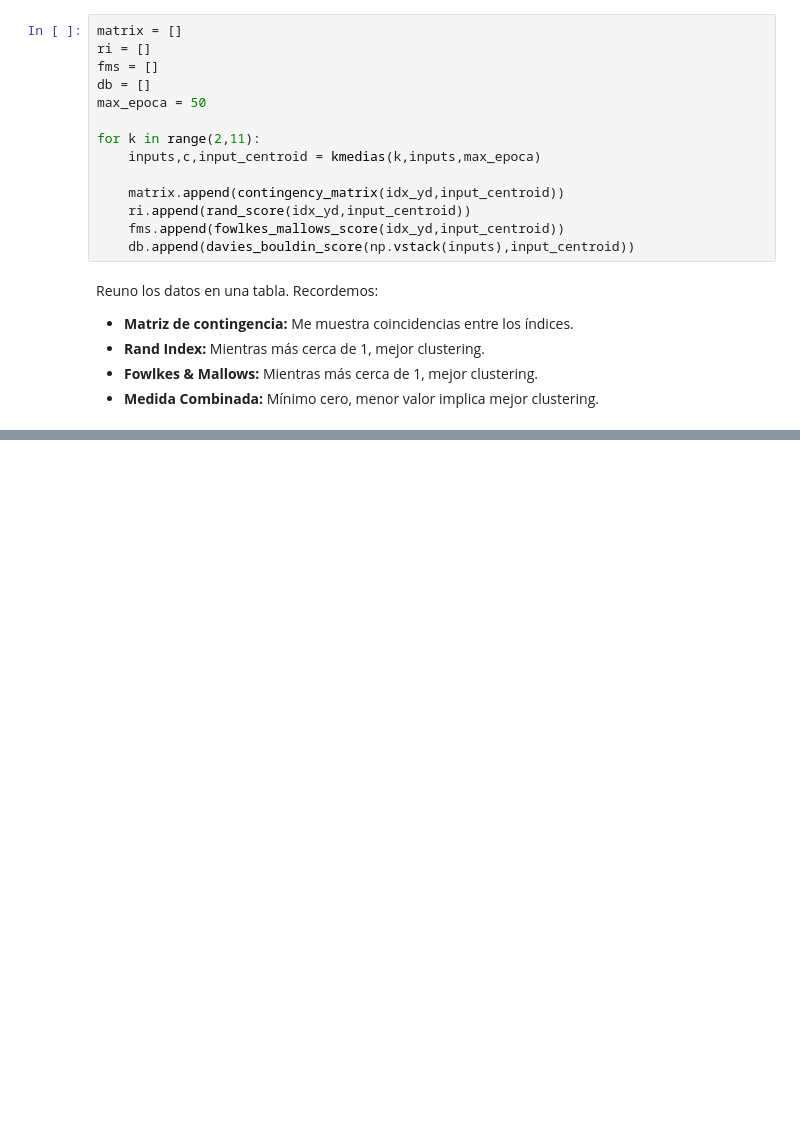
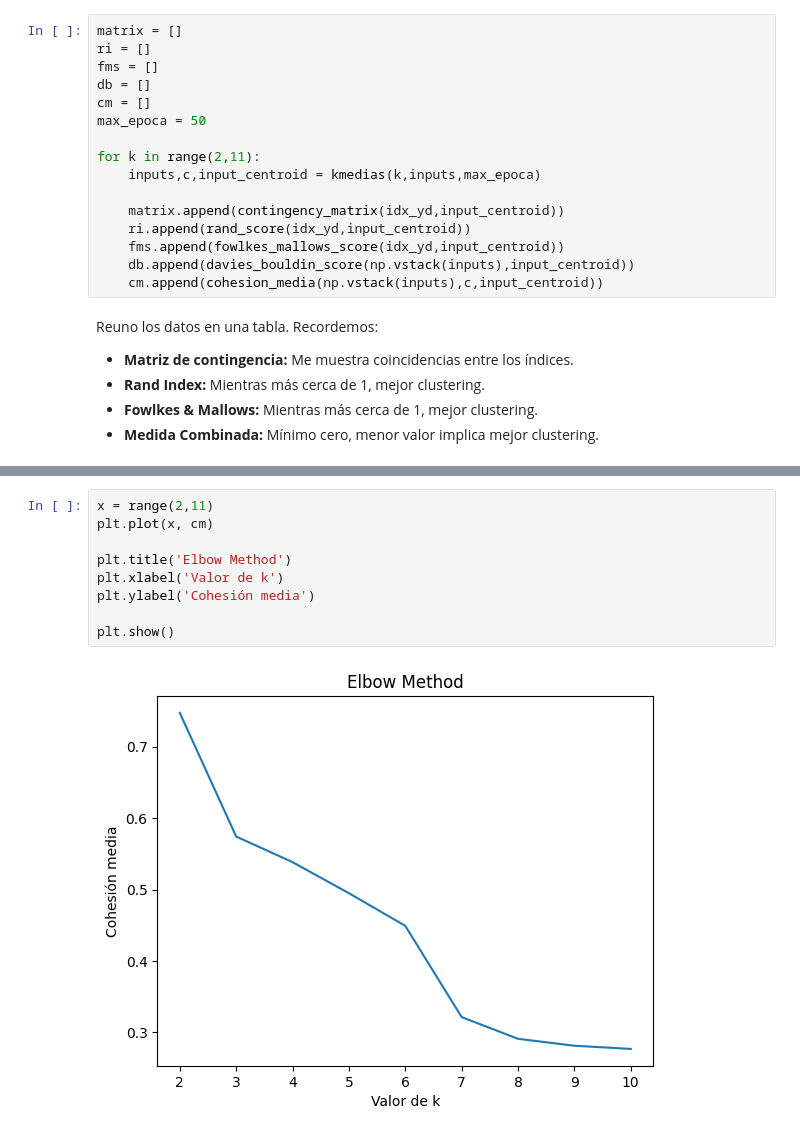
Before and after one commit to sofiaesc/intcomp, a Jupyter notebook: Guia 4/ejercicio3.ipynb, the cells around one changed output, grey strips where cells are left out. Saved outputs shown, nothing was run; the diff lists cells and outputs as text; blank space fills up the shorter version.

```diff
--- a/Guia 4/ejercicio3.ipynb
+++ b/Guia 4/ejercicio3.ipynb
@@ -44,6 +46,7 @@ matrix = []
 ri = []
 fms = []
 db = []
+cm = []
 max_epoca = 50
 
 for k in range(2,11):
@@ -53,6 +56,7 @@ for k in range(2,11):
     ri.append(rand_score(idx_yd,input_centroid))
     fms.append(fowlkes_mallows_score(idx_yd,input_centroid))
     db.append(davies_bouldin_score(np.vstack(inputs),input_centroid))
+    cm.append(cohesion_media(np.vstack(inputs),c,input_centroid))
 # %% [markdown]
 Reuno los datos en una tabla. Recordemos:
 - **Matriz de contingencia:** Me muestra coincidencias entre los índices.
@@ -84,0 +93,11 @@ print(table)
+# %%
+x = range(2,11)
+plt.plot(x, cm)
+
+plt.title('Elbow Method')
+plt.xlabel('Valor de k')
+plt.ylabel('Cohesión media')
+
+plt.show()
+# %% [output]
+[figure, added]
```
Also changed, not shown: parts of 3 cells of this notebook, 6 other files.
